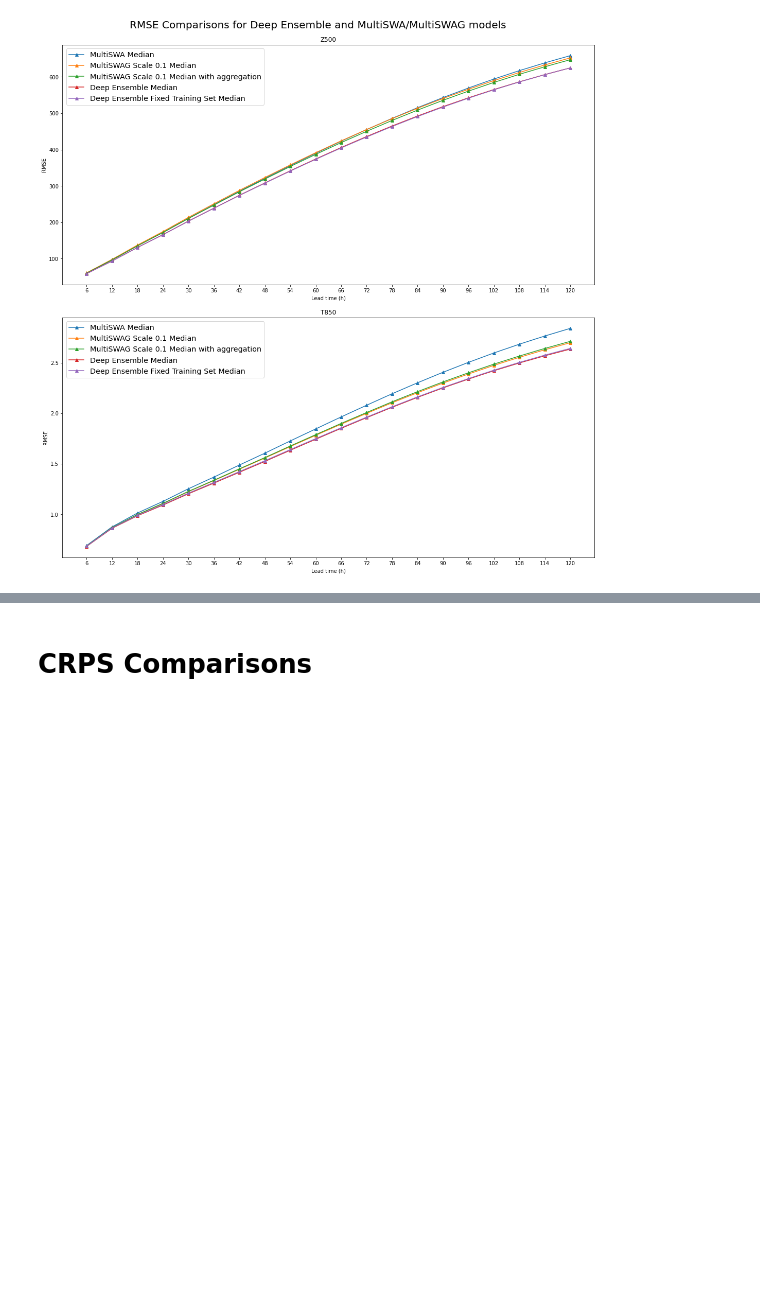
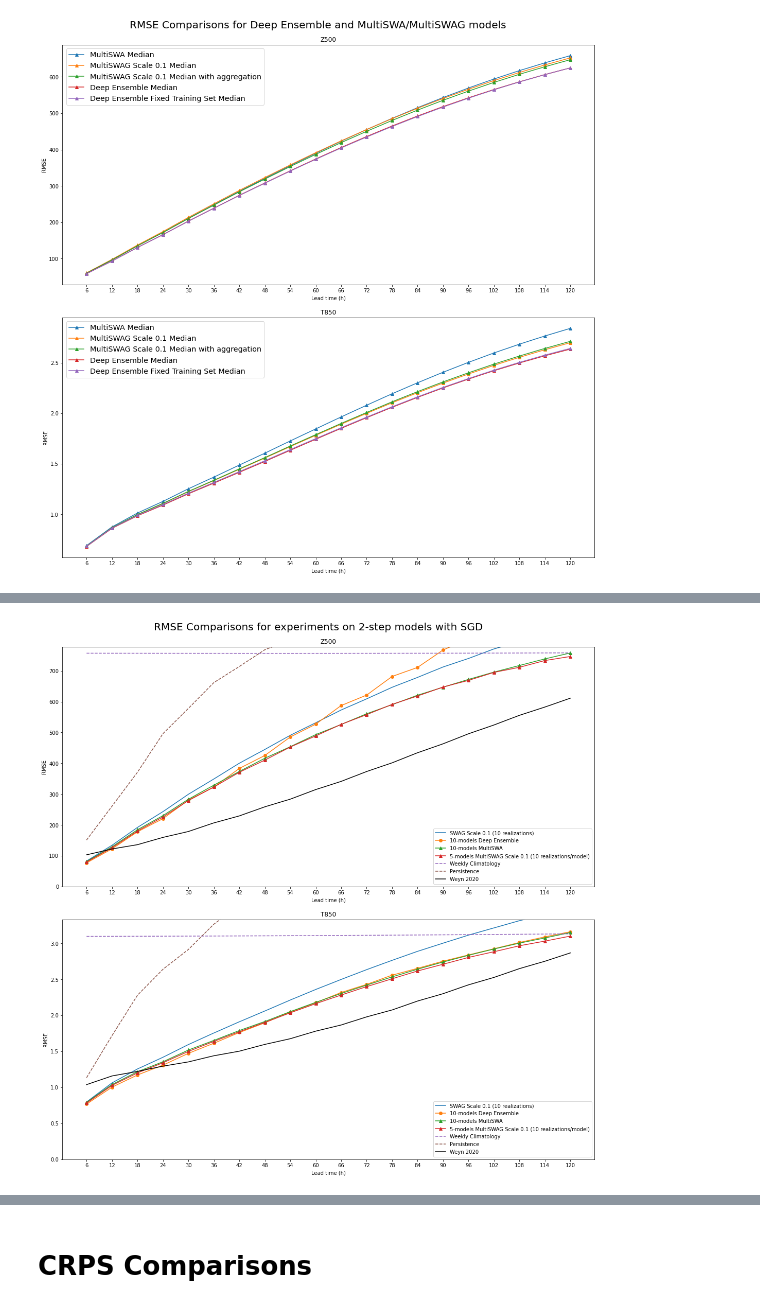
Before and after one commit to yasserhaddad/weather_prediction, a Jupyter notebook: notebooks/results_s02.ipynb, the cells around one changed output, grey strips where cells are left out. Cells and saved outputs as stored; diff of their text form; code cells hidden in the pictures; blank space fills up the shorter version.

Commit message:
Added SGD experiments

```diff
--- a/notebooks/results_s02.ipynb
+++ b/notebooks/results_s02.ipynb
@@ -288,0 +333,99 @@ plt.show()
+# %%
+config_file = 'config_s01_two_steps_small.json'
+ep = 11
+lead_time = 6
+
+# load config
+with open("../configs/" + config_file) as json_data_file:
+    cfg = json.load(json_data_file)
+
+# define paths
+datadir = cfg['directories']['datadir']
+input_dir = datadir + cfg['directories']['input_dir']
+model_save_path = datadir + cfg['directories']['model_save_path']
+pred_save_path = datadir + cfg['directories']['pred_save_path']
+metrics_path = datadir + cfg['directories']['metrics_path']
+
+# model parameters
+max_lead_time = cfg['training_constants']['max_lead_time']
+len_sqce = cfg['model_parameters']['len_sqce']
+delta_t = cfg['model_parameters']['delta_t']
+architecture_name = cfg['model_parameters']['architecture_name']
+
+lead_times = np.arange(lead_time, max_lead_time + lead_time, lead_time)
+
+description_epoch = "all_const_len{}_delta_{}_architecture_".format(len_sqce, delta_t) + architecture_name
+descriptions = [
+    description_epoch + f'_s02_swag_freq10_sgd_005_0005_epoch_11_swag_scale01_median',
+    description_epoch + f'_s02_deep_ensemble_sgd_005_ensemble_epoch_11_median',
+    description_epoch + f'_s02_multiswag_sgd_005_0005_ensemble_epoch_11_swag_scale00_median',
+    description_epoch + f'_s02_multiswag_sgd_005_0005_ensemble_epoch_11_swag_scale01_median',
+    'climatology',
+    'persistence'
+]
+
+labels = [
+    'SWAG Scale 0.1 (10 realizations)',
+    '10-models Deep Ensemble',
+    '10-models MultiSWA',
+    '5-models MultiSWAG Scale 0.1 (10 realizations/model)',
+    'Weekly Climatology',
+    'Persistence'
+]
+
+markers = ['', 'o', '^', '^', '', '']
+
+file_paths = []
+
+for description in descriptions:
+    rmse_filename = datadir + 'metrics/rmse_' + description + '.nc'
+    file_paths.append(rmse_filename)
+
+rmses_weyn = xr.open_dataset(datadir + 'metrics/rmses_weyn.nc')
+reference_rmses = rmses_weyn.rename({'z500':'z', 't850':'t'}).sel(lead_time=lead_times)
+
+rmses = []
+
+for path in file_paths:
+    rmse = xr.open_dataset(path)
+    rmses.append(rmse)
+
+f, (ax1, ax2) = plt.subplots(2, 1, figsize=(15, 15), constrained_layout=True)
+
+
+for i, rmse in enumerate(rmses):
+    linestyle = 'solid' if i < (len(rmses) - 2) else 'dashed'
+    ax1.plot(lead_times, rmse.z.values, label=labels[i], marker=markers[i], linestyle=linestyle)
+
+ax1.plot(lead_times, reference_rmses.z.values, label='Weyn 2020', color='black')
+
+for i, rmse in enumerate(rmses):
+    linestyle = 'solid' if i < (len(rmses) - 2) else 'dashed'
+    ax2.plot(lead_times, rmse.t.values, label=labels[i], marker=markers[i], linestyle=linestyle)
+
+ax2.plot(lead_times, reference_rmses.t.values, label='Weyn 2020', color='black')
+
+ax1.set_xlabel('Lead time (h)')
+ax1.set_xticks(lead_times)
+ax2.set_xticks(lead_times)
+ax2.set_xlabel('Lead time (h)')
+
+ax1.set_ylabel('RMSE')
+ax2.set_ylabel('RMSE')
+
+ax1.set_ylim((0, rmses[-2].z.max() + 20))
+ax2.set_ylim((0, rmses[-2].t.max() + 0.2))
+
+ax1.set_title('Z500')
+ax2.set_title('T850')
+
+f.suptitle('RMSE Comparisons for experiments on 2-step models with SGD', fontsize=20)
+ax1.legend()
+ax2.legend()
+
+filename = 'sgd_ensembling_rmse_comparisons.png'
+plt.savefig(figures_path + filename)
+
+plt.show()
+# %% [output]
+[figure, added]
```
Also changed, not shown: parts of 8 cells of this notebook, 11 other files.
